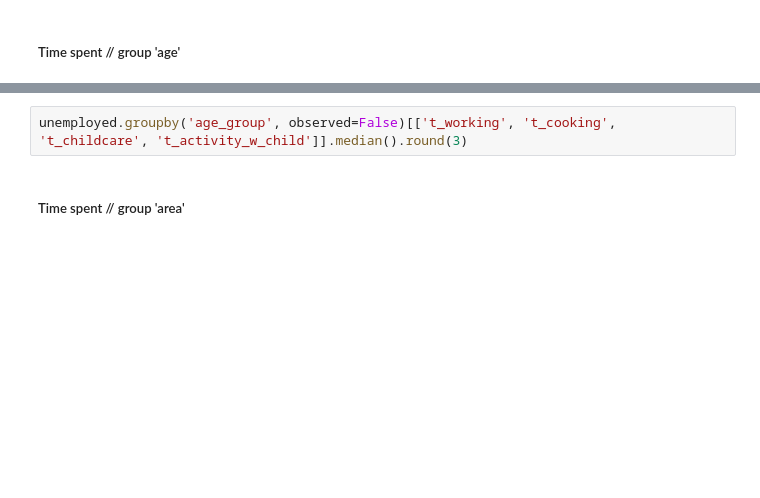
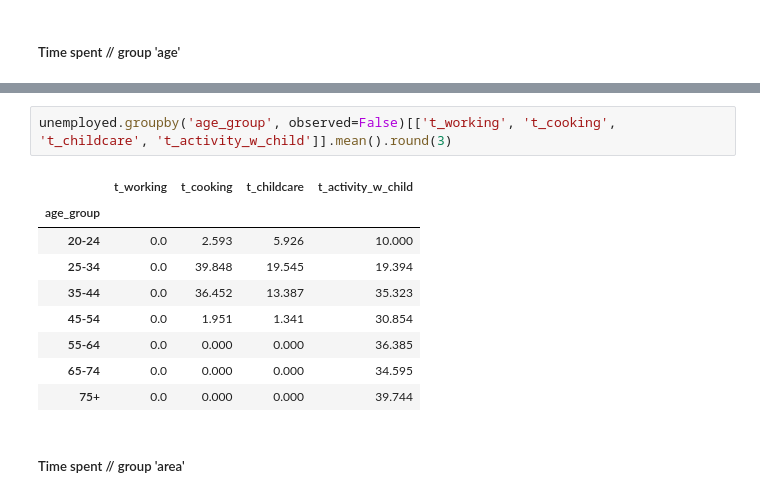
Before and after one commit to arttusamuel/statisical_data_analysis, a Jupyter notebook: stat-data-project/data-cleaning.ipynb, the cells around one changed output, grey strips where cells are left out. Saved outputs shown, nothing was run; the diff lists cells and outputs as text; blank space fills up the shorter version.

```diff
--- a/stat-data-project/data-cleaning.ipynb
+++ b/stat-data-project/data-cleaning.ipynb
@@ -481,5 +708,15 @@ employed.groupby('age_group', observed=False)[['t_working', 't_cooking', 't_chil
 # %%
-unemployed.groupby('age_group', observed=False)[['t_working', 't_cooking', 't_childcare', 't_activity_w_child']].median().round(3)
+unemployed.groupby('age_group', observed=False)[['t_working', 't_cooking', 't_childcare', 't_activity_w_child']].mean().round(3)
+# %% [output]
+|  | t_working | t_cooking | t_childcare | t_activity_w_child |
+| age_group |  |  |  |  |
+| 20-24 | 0.0 | 2.593 | 5.926 | 10.000 |
+| 25-34 | 0.0 | 39.848 | 19.545 | 19.394 |
+| 35-44 | 0.0 | 36.452 | 13.387 | 35.323 |
+| 45-54 | 0.0 | 1.951 | 1.341 | 30.854 |
+| 55-64 | 0.0 | 0.000 | 0.000 | 36.385 |
+| 65-74 | 0.0 | 0.000 | 0.000 | 34.595 |
+| 75+ | 0.0 | 0.000 | 0.000 | 39.744 |
 # %% [markdown]
 ##### Time spent // group 'area'
 # %%
```
Also changed, not shown: parts of 68 cells of this notebook.
